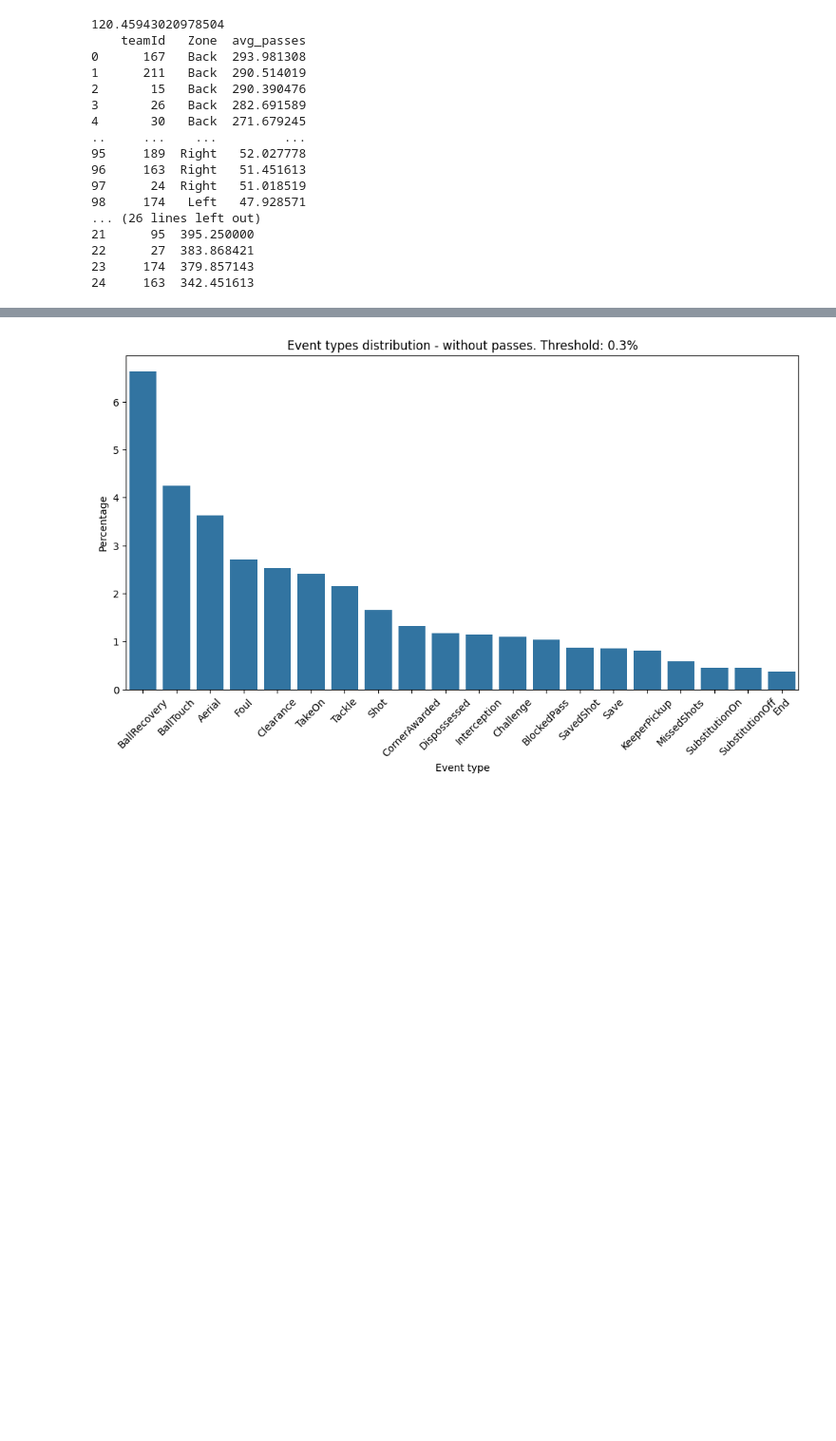
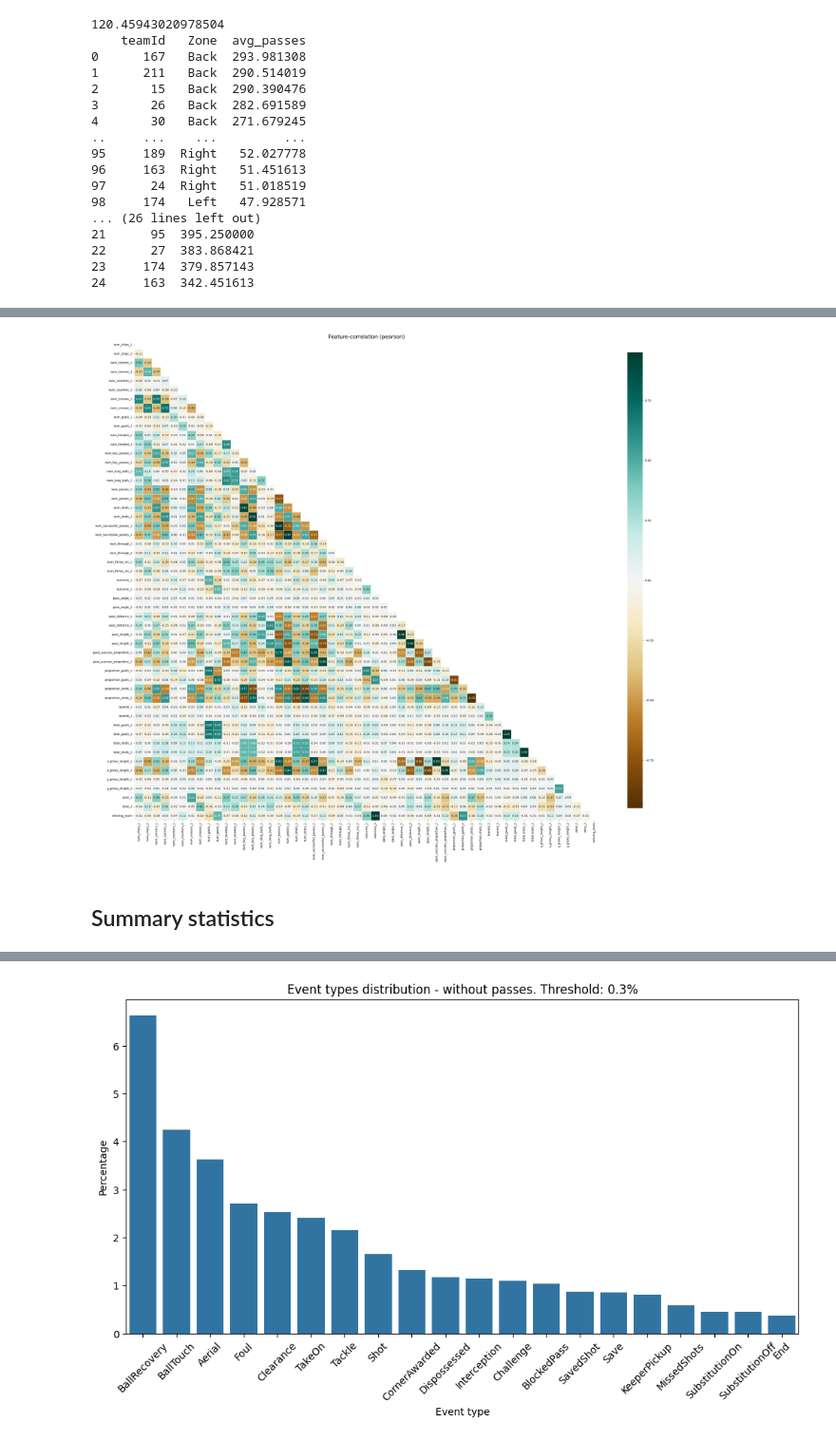
Before and after one commit to rustya5041/mds-thesis, a Jupyter notebook: code/transforms-and-modelling.ipynb, the cells around one changed output, grey strips where cells are left out. Shown at 95% size. Drawn from its saved outputs; the diff is of its cells as text; code cells hidden in the pictures; blank space fills up the shorter version.

```diff
--- a/code/transforms-and-modelling.ipynb
+++ b/code/transforms-and-modelling.ipynb
@@ -118,0 +166,7 @@ consolidated_stats = helper_funcs.consolidate_statistics(stats)
+# %%
+klib.corr_plot(consolidated_stats, figsize=(36,30))
+plt.show()
+# %% [output]
+[figure, added]
+# %% [markdown]
+## Summary statistics
```
Also changed, not shown: parts of 18 cells of this notebook.
